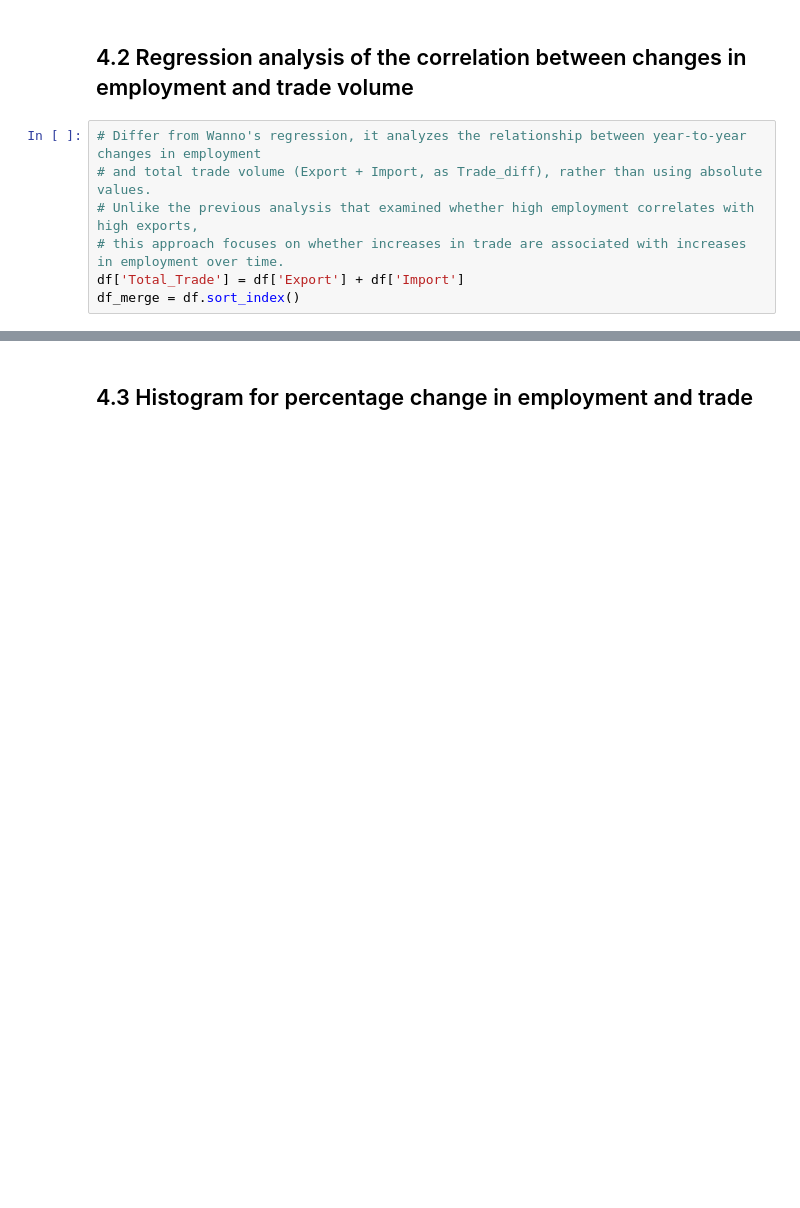
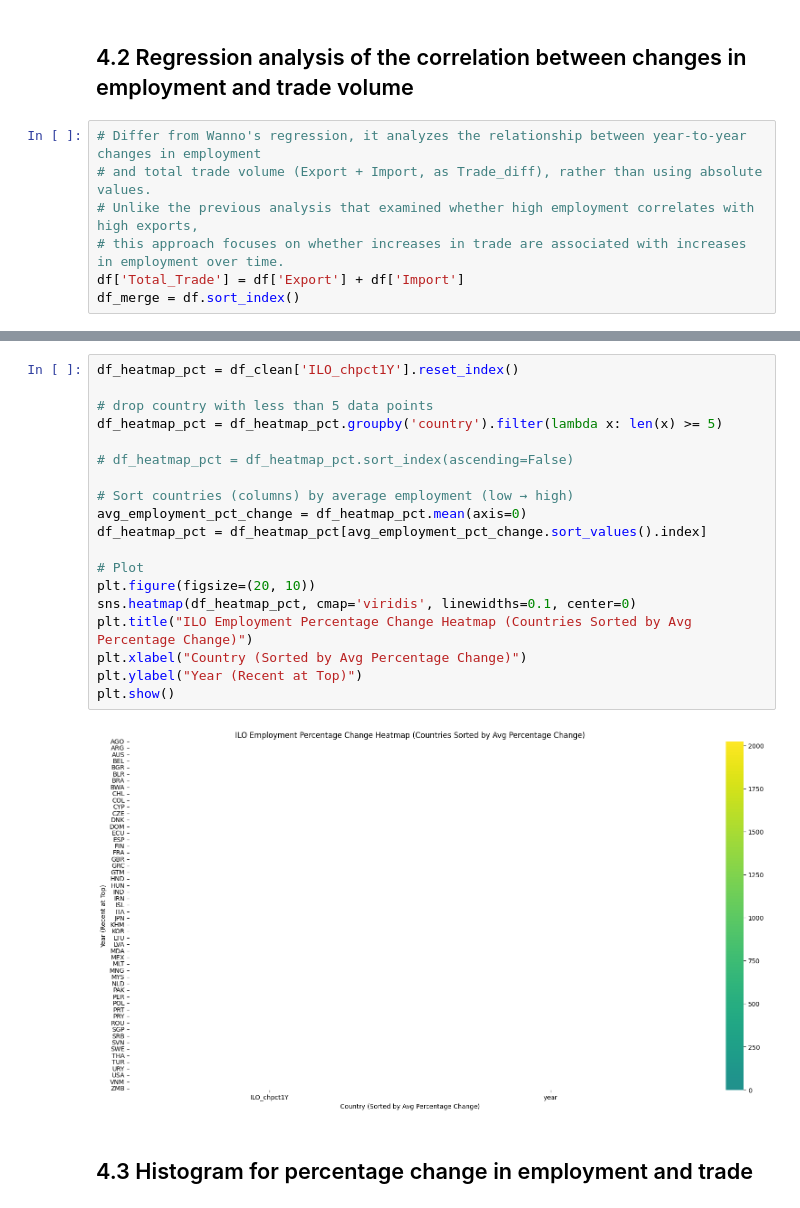
Before and after one commit to Graspp-25-Spring/graspp-25S-trade, a Jupyter notebook: notebooks/percentage_change_regression.ipynb, the cells around one changed output, grey strips where cells are left out. Cells and saved outputs as stored; diff of their text form; blank space fills up the shorter version.

Commit message:
Revise and improve heatmap

```diff
--- a/notebooks/percentage_change_regression.ipynb
+++ b/notebooks/percentage_change_regression.ipynb
@@ -166,3 +164,24 @@ Text(0.5, 1.0, 'Regression Analysis of Employment and Trade Volume Changes')
+# %%
+df_heatmap_pct = df_clean['ILO_chpct1Y'].reset_index()
+
+# drop country with less than 5 data points
+df_heatmap_pct = df_heatmap_pct.groupby('country').filter(lambda x: len(x) >= 5)
+
+# df_heatmap_pct = df_heatmap_pct.sort_index(ascending=False)
+
+# Sort countries (columns) by average employment (low → high)
+avg_employment_pct_change = df_heatmap_pct.mean(axis=0)
+df_heatmap_pct = df_heatmap_pct[avg_employment_pct_change.sort_values().index]
+
+# Plot
+plt.figure(figsize=(20, 10))
+sns.heatmap(df_heatmap_pct, cmap='viridis', linewidths=0.1, center=0)
+plt.title("ILO Employment Percentage Change Heatmap (Countries Sorted by Avg Percentage Change)")
+plt.xlabel("Country (Sorted by Avg Percentage Change)")
+plt.ylabel("Year (Recent at Top)")
+plt.show()
+# %% [output]
+[figure, added]
 # %% [markdown]
 ## 4.3 Histogram for percentage change in employment and trade
 # %%
```
Also changed, not shown: parts of 8 cells of this notebook.
